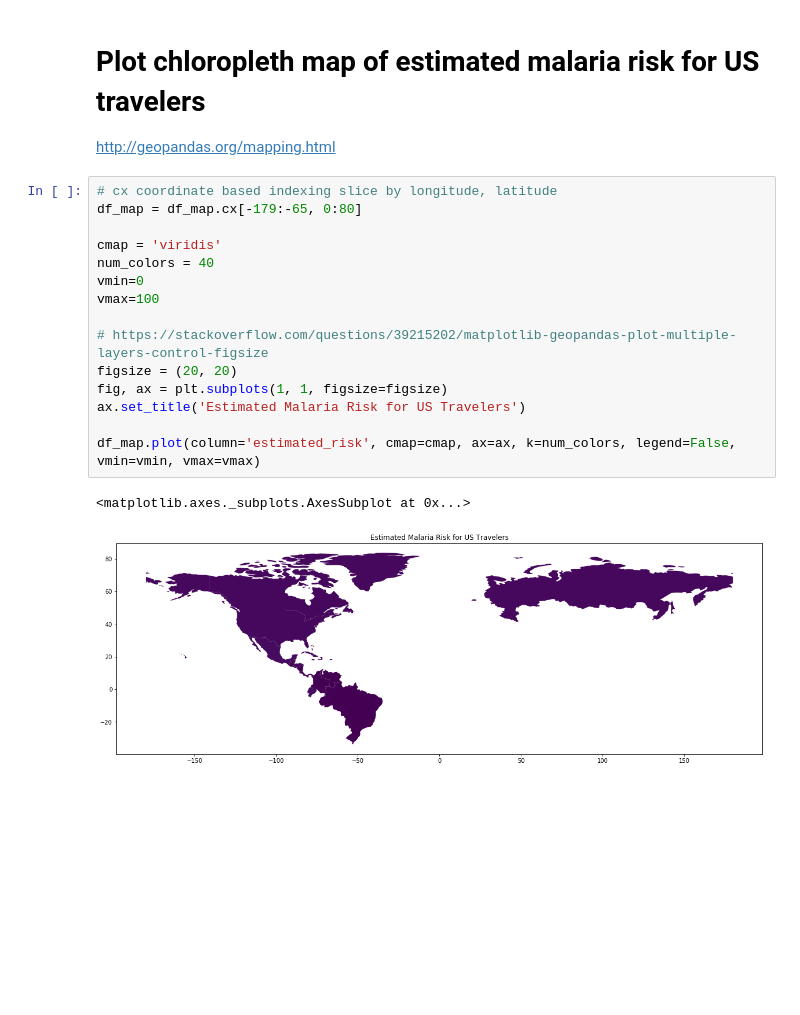
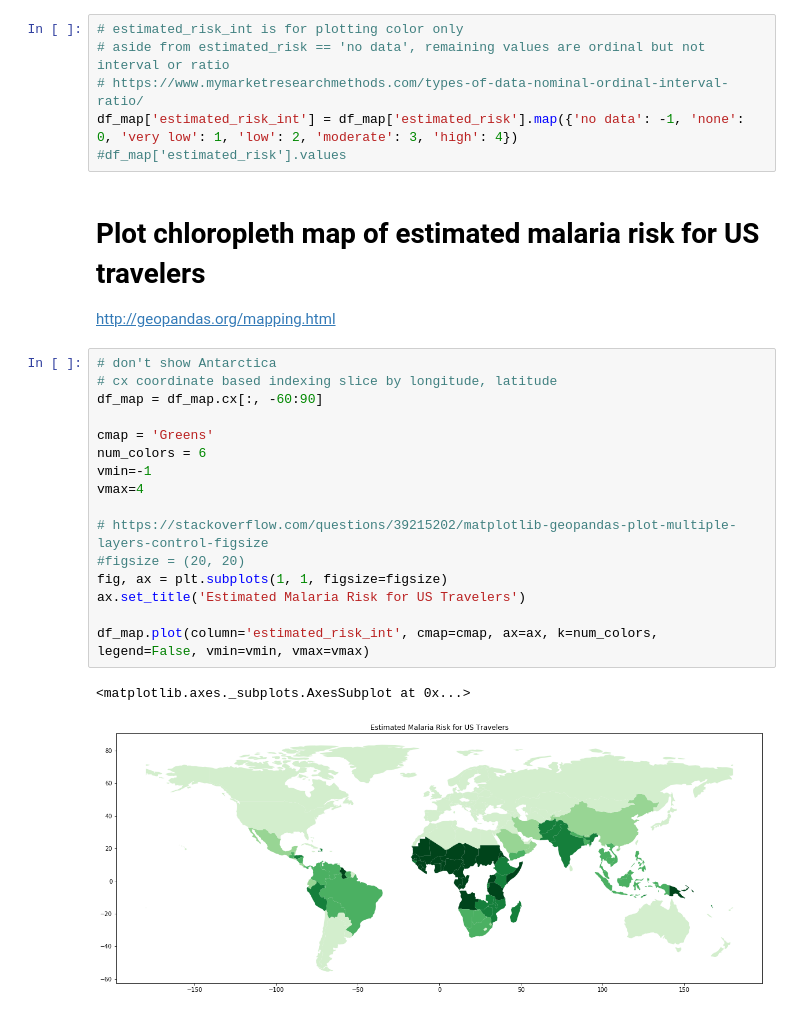
Before and after one commit to beepscore/malaria, a Jupyter notebook: malaria.ipynb, the cells around one changed output. Saved outputs shown, nothing was run; the diff lists cells and outputs as text; blank space fills up the shorter version.

Commit message:
In categorize_estimated_risk use lower case before converting to category. In df_map add estimated_risk_int and use in chloropleth map.

```diff
--- a/malaria.ipynb
+++ b/malaria.ipynb
@@ -87,21 +94,28 @@ df_map.head()
+# %%
+# estimated_risk_int is for plotting color only
+# aside from estimated_risk == 'no data', remaining values are ordinal but not interval or ratio
+# https://www.mymarketresearchmethods.com/types-of-data-nominal-ordinal-interval-ratio/
+df_map['estimated_risk_int'] = df_map['estimated_risk'].map({'no data': -1, 'none': 0, 'very low': 1, 'low': 2, 'moderate': 3, 'high': 4})
+#df_map['estimated_risk'].values
 # %% [markdown]
 # Plot chloropleth map of estimated malaria risk for US travelers
 http://geopandas.org/mapping.html
 # %%
+# don't show Antarctica
 # cx coordinate based indexing slice by longitude, latitude
-df_map = df_map.cx[-179:-65, 0:80]
+df_map = df_map.cx[:, -60:90]
 
-cmap = 'viridis'
-num_colors = 40
-vmin=0
-vmax=100
+cmap = 'Greens'
+num_colors = 6
+vmin=-1
+vmax=4
 
 # https://stackoverflow.com/questions/39215202/matplotlib-geopandas-plot-multiple-layers-control-figsize
-figsize = (20, 20)
+#figsize = (20, 20)
 fig, ax = plt.subplots(1, 1, figsize=figsize)
 ax.set_title('Estimated Malaria Risk for US Travelers')
 
-df_map.plot(column='estimated_risk', cmap=cmap, ax=ax, k=num_colors, legend=False, vmin=vmin, vmax=vmax)
+df_map.plot(column='estimated_risk_int', cmap=cmap, ax=ax, k=num_colors, legend=False, vmin=vmin, vmax=vmax)
 # %% [output]
 <matplotlib.axes._subplots.AxesSubplot at 0x...>
-[figure, old version]
+[figure, new version]
```
Also changed, not shown: parts of 3 cells of this notebook, 1 other file.
